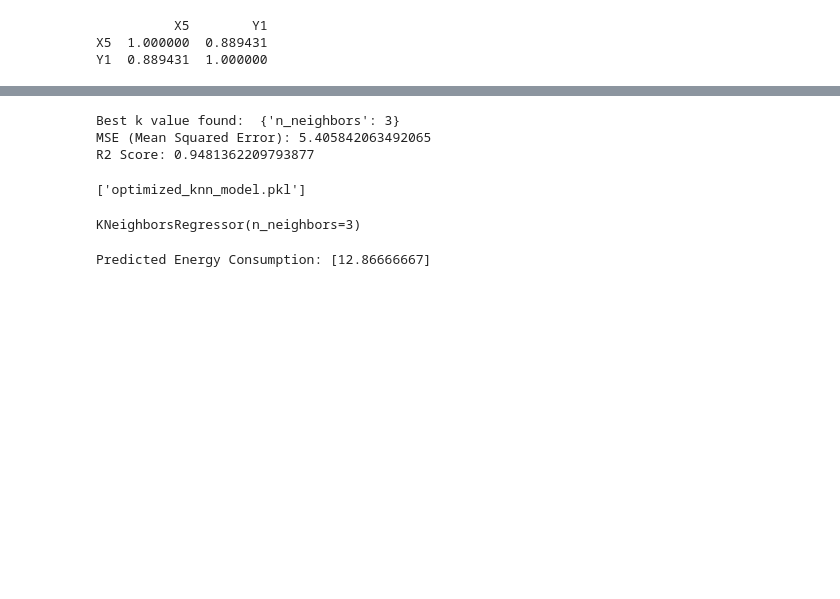
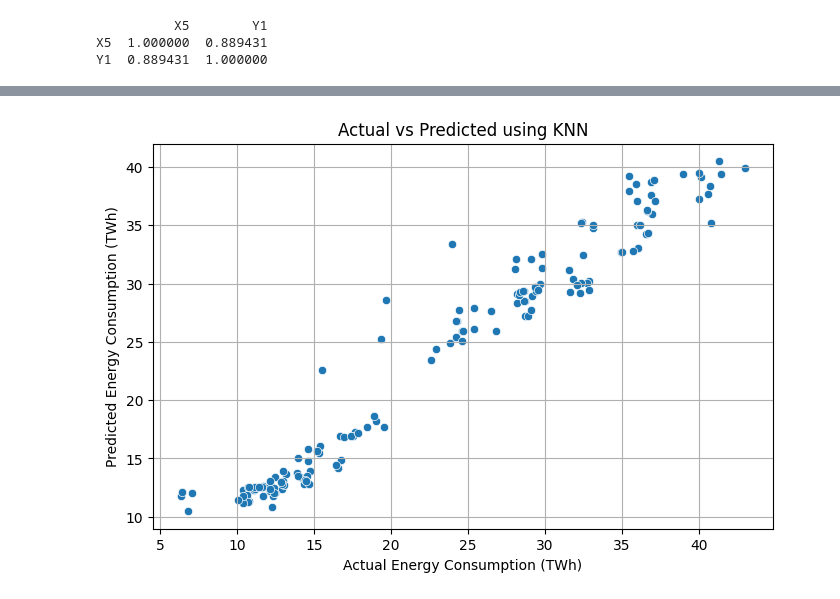
Before and after one commit to Shraddha9045/ML_PROJECT, a Jupyter notebook: MLProject.ipynb, the cells around one changed output, grey strips where cells are left out. Saved outputs shown, nothing was run; the diff lists cells and outputs as text; code cells hidden in the pictures; blank space fills up the shorter version.

```diff
--- a/MLProject.ipynb
+++ b/MLProject.ipynb
@@ -162,2 +151,0 @@ KNeighborsRegressor()
-# %%
-y_pred = model.predict(X_test)
@@ -173,33 +151,0 @@ R2 Score: 0.9534270061601766
-# %%
-from sklearn.model_selection import GridSearchCV
-from sklearn.neighbors import KNeighborsRegressor
-from sklearn.metrics import mean_squared_error, r2_score
-
-model = KNeighborsRegressor()
-
-param_grid = {'n_neighbors': [1, 3, 5, 7, 9, 11, 13]}
-
-grid_search = GridSearchCV(estimator=model, param_grid=param_grid, cv=5, scoring='neg_mean_squared_error')
-
-grid_search.fit(X_train, y_train)
-
-print("Best k value found: ", grid_search.best_params_)
-
-best_model = grid_search.best_estimator_
-
-y_pred = best_model.predict(X_test)
-
-mse = mean_squared_error(y_test, y_pred)
-r2 = r2_score(y_test, y_pred)
-
-print(f"MSE (Mean Squared Error): {mse}")
-print(f"R2 Score: {r2}")
-# %% [output]
-Best k value found:  {'n_neighbors': 3}
-MSE (Mean Squared Error): 5.405842063492065
-R2 Score: 0.9481362209793877
-# %%
-import joblib
-joblib.dump(best_model, 'optimized_knn_model.pkl')
-# %% [output]
-['optimized_knn_model.pkl']
@@ -208,17 +152,10 @@ best_model = joblib.load('optimized_knn_model.pkl')
-# %%
-from sklearn.neighbors import KNeighborsRegressor
-import joblib
-
-best_model = KNeighborsRegressor(n_neighbors=3)
-best_model.fit(X_train, y_train)
-# %% [output]
-KNeighborsRegressor(n_neighbors=3)
-# %%
-feature_columns = ['X1', 'X2', 'X3', 'X4', 'X5', 'X6', 'X7', 'X8']
-new_data = [[30, 65, 4, 1020, 5, 15, 2, 3]]
-
-new_data_df = pd.DataFrame(new_data, columns=feature_columns)
-predictions = best_model.predict(new_data_df)
-print("Predicted Energy Consumption:", predictions)
-# %% [output]
-Predicted Energy Consumption: [12.86666667]
+# %%
+plt.figure(figsize=(8,5))
+sns.scatterplot(x=y_test, y=y_pred)
+plt.xlabel("Actual Energy Consumption (TWh)")
+plt.ylabel("Predicted Energy Consumption (TWh)")
+plt.title("Actual vs Predicted using KNN")
+plt.grid(True)
+plt.show()
+# %% [output]
+[figure, added]
```
Also changed, not shown: parts of 8 cells of this notebook.
